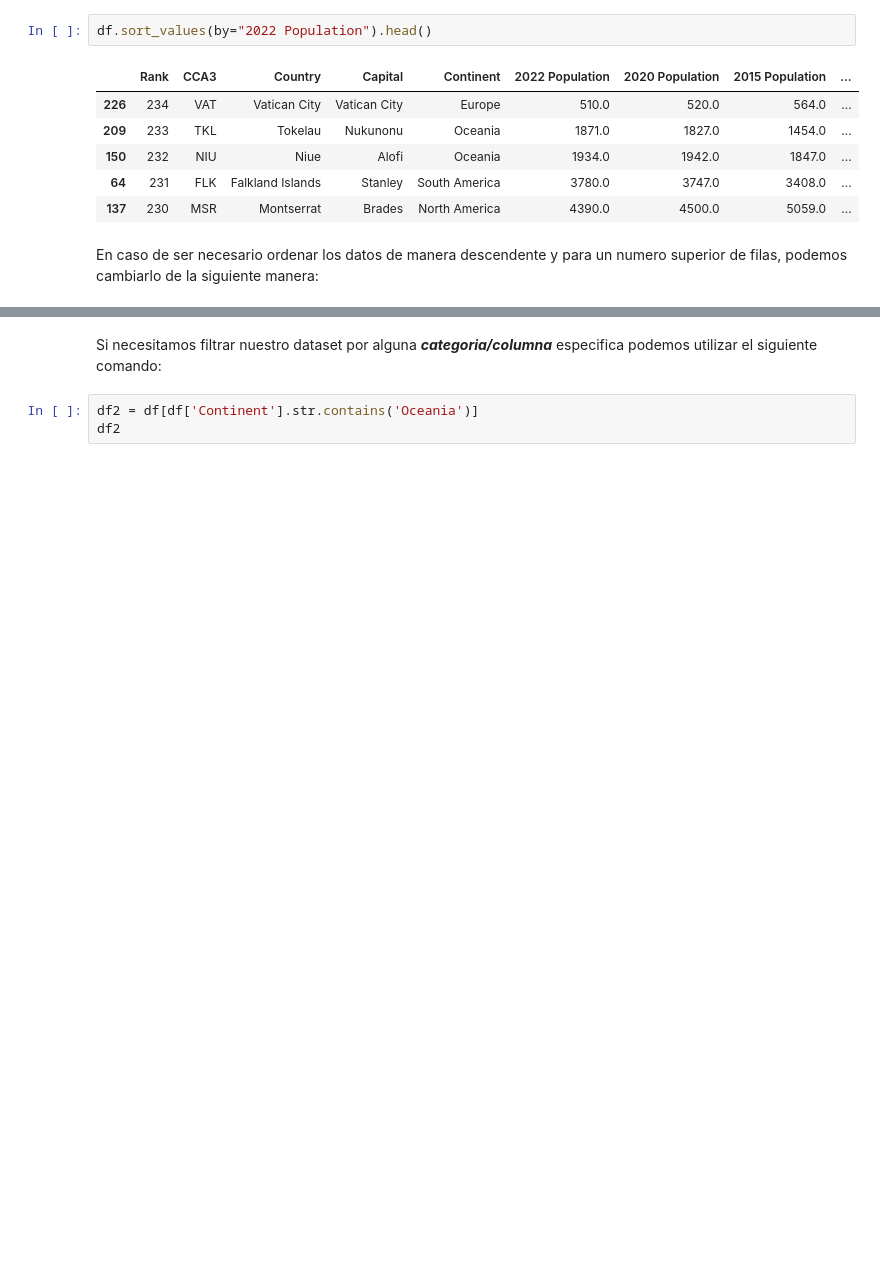
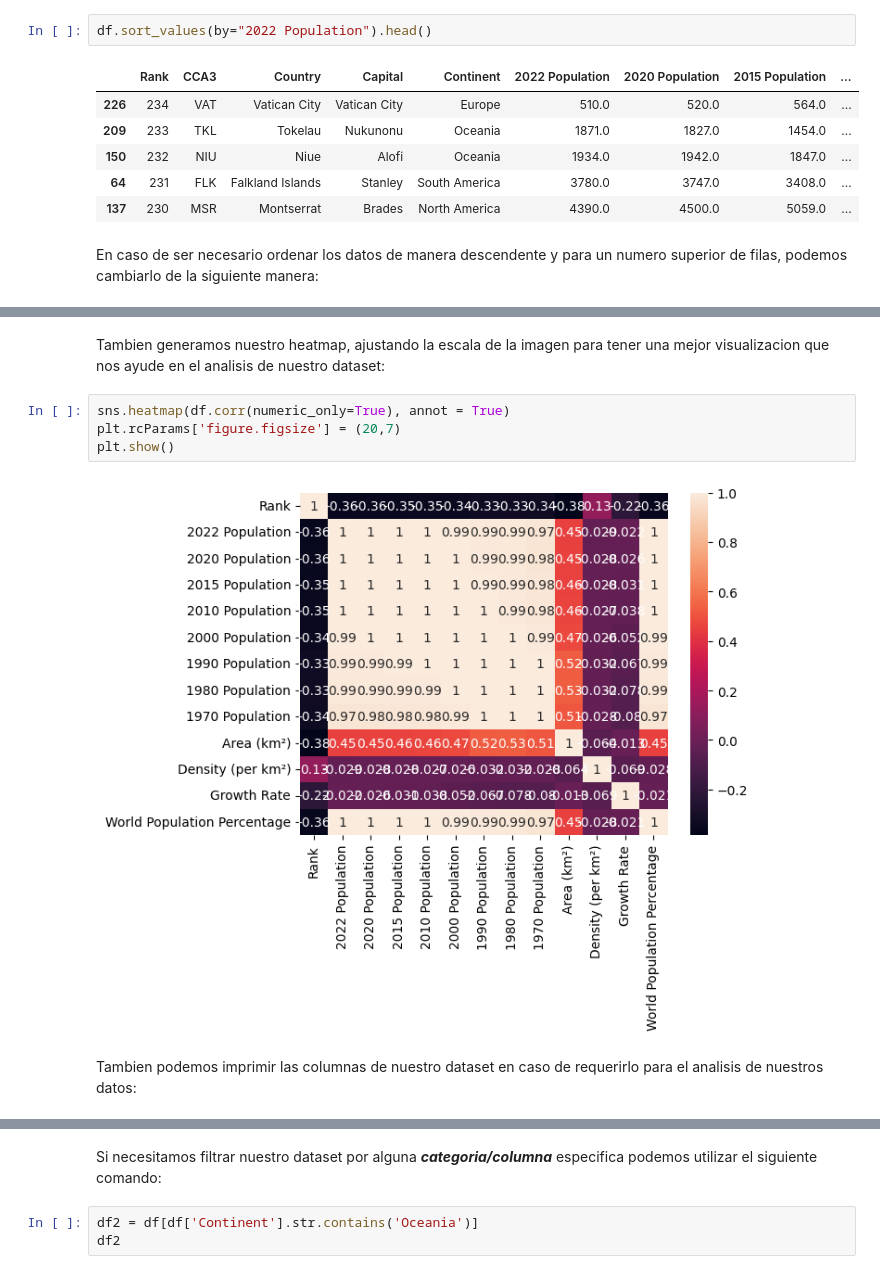
Before and after one commit to andreavazquezt/ProyectoIntegrador, a Jupyter notebook: ExploratoryDataAnalysis.ipynb, the cells around one changed output, grey strips where cells are left out. Cells and saved outputs as stored; diff of their text form; blank space fills up the shorter version.

```diff
--- a/ExploratoryDataAnalysis.ipynb
+++ b/ExploratoryDataAnalysis.ipynb
@@ -182,0 +204,10 @@ df.sort_values(by="2022 Population", ascending=False).head(10)
+# %% [markdown]
+Tambien generamos nuestro heatmap, ajustando la escala de la imagen para tener una mejor visualizacion que nos ayude en el analisis de nuestro dataset:
+# %%
+sns.heatmap(df.corr(numeric_only=True), annot = True)
+plt.rcParams['figure.figsize'] = (20,7)
+plt.show()
+# %% [output]
+[figure, added]
+# %% [markdown]
+Tambien podemos imprimir las columnas de nuestro dataset en caso de requerirlo para el analisis de nuestros datos:
```
Also changed, not shown: parts of 8 cells of this notebook.
